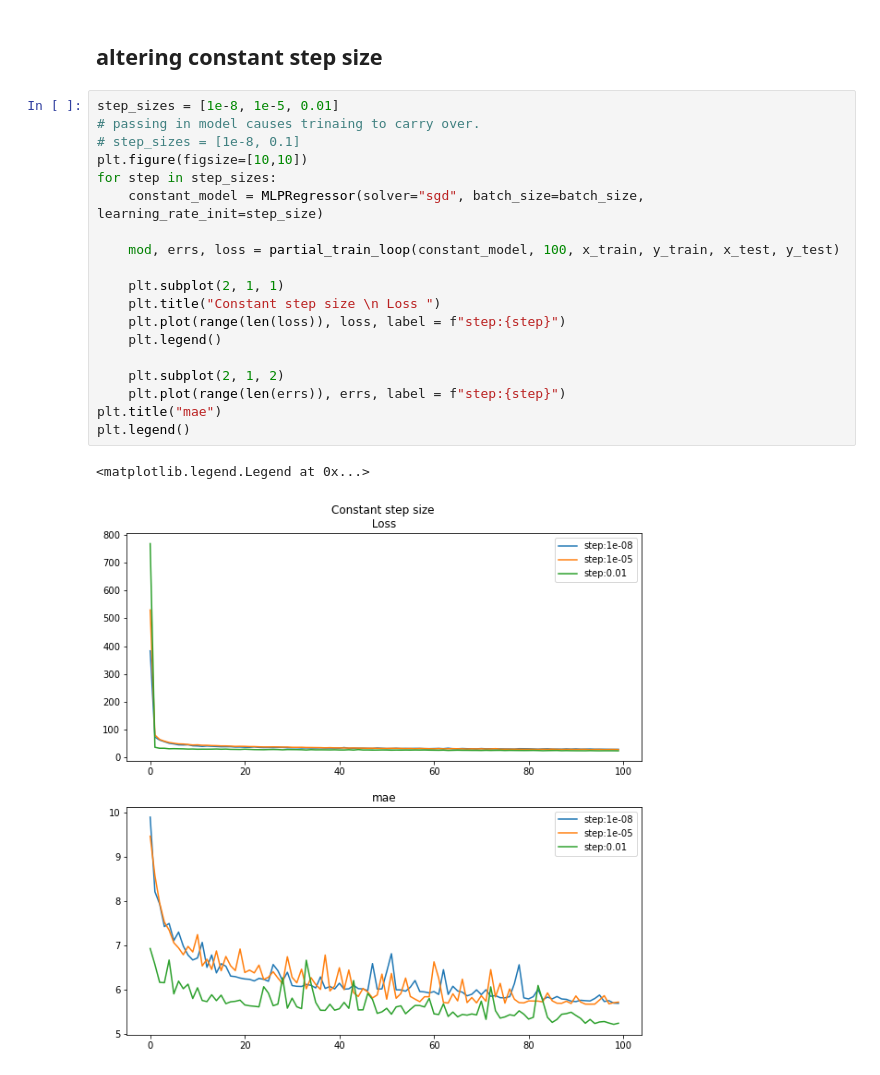
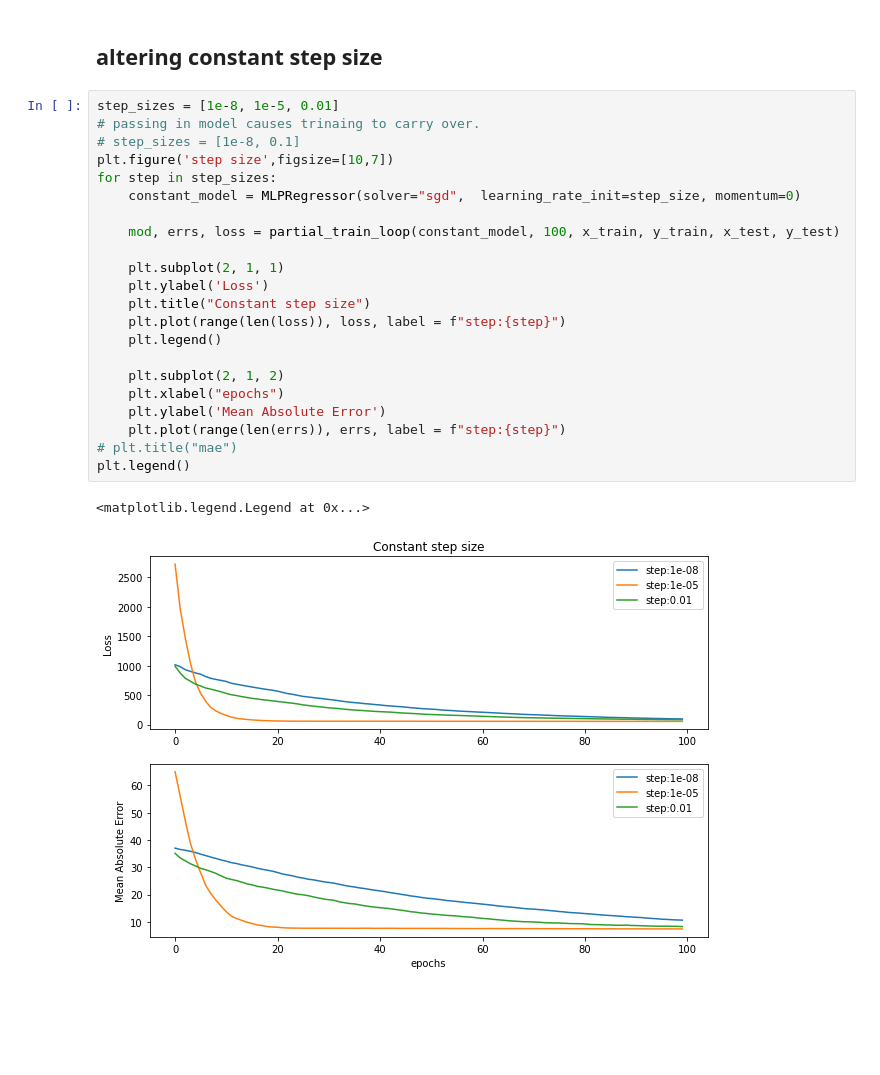
Before and after one commit to daltHub/optimisation_final, a Jupyter notebook: mlp_regression.ipynb, the cells around one changed output. Cells and saved outputs as stored; diff of their text form; blank space fills up the shorter version.

```diff
--- a/mlp_regression.ipynb
+++ b/mlp_regression.ipynb
@@ -39,22 +39,25 @@ mod, errs, loss = partial_train_loop(constant_model, 50, x_train, y_train, x_tes
 # %%
 step_sizes = [1e-8, 1e-5, 0.01]
 # passing in model causes trinaing to carry over.
 # step_sizes = [1e-8, 0.1]
-plt.figure(figsize=[10,10])
+plt.figure('step size',figsize=[10,7])
 for step in step_sizes:
-    constant_model = MLPRegressor(solver="sgd", batch_size=batch_size, learning_rate_init=step_size)
+    constant_model = MLPRegressor(solver="sgd",  learning_rate_init=step_size, momentum=0)
 
     mod, errs, loss = partial_train_loop(constant_model, 100, x_train, y_train, x_test, y_test)
 
     plt.subplot(2, 1, 1)
-    plt.title("Constant step size \n Loss ")
+    plt.ylabel('Loss')
+    plt.title("Constant step size")
     plt.plot(range(len(loss)), loss, label = f"step:{step}")
     plt.legend()
 
     plt.subplot(2, 1, 2)
+    plt.xlabel("epochs")
+    plt.ylabel('Mean Absolute Error')
     plt.plot(range(len(errs)), errs, label = f"step:{step}")
-plt.title("mae")
+# plt.title("mae")
 plt.legend()
 # %% [output]
 <matplotlib.legend.Legend at 0x...>
-[figure, old version]
+[figure, new version]
```
Also changed, not shown: parts of 13 cells of this notebook, 1 other file.
